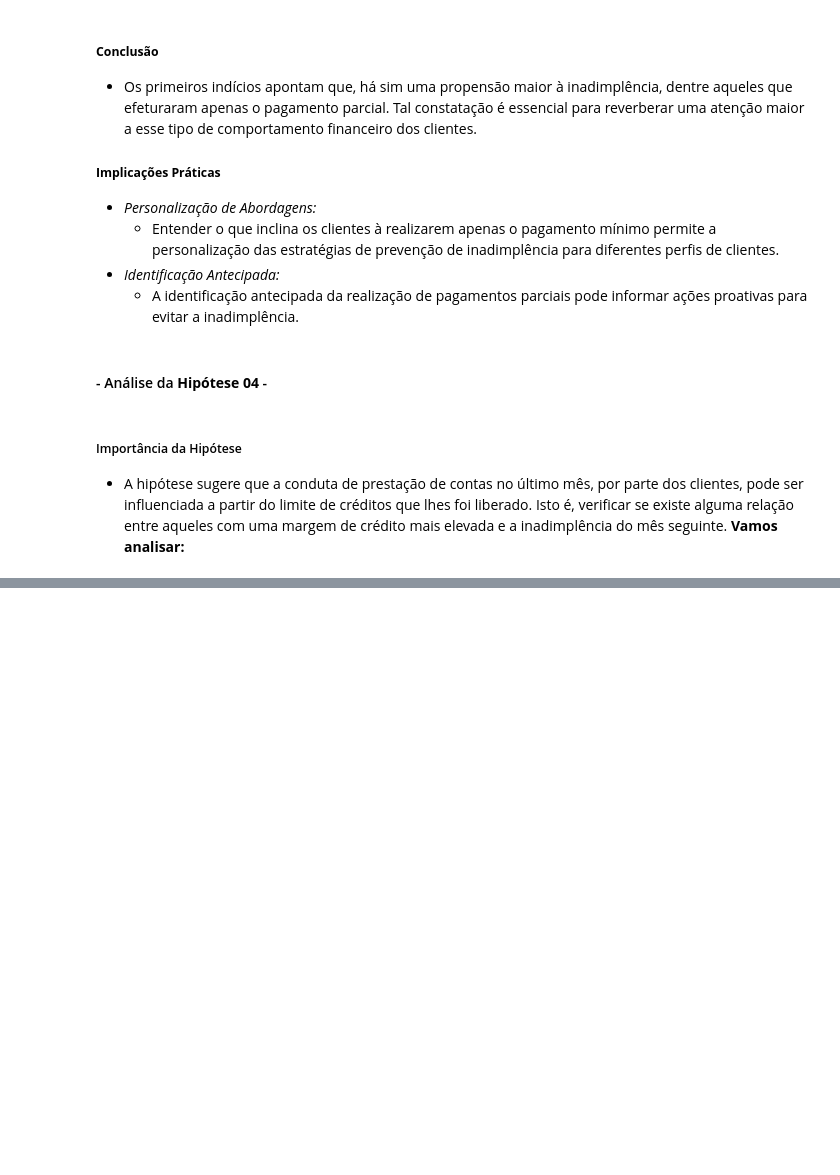
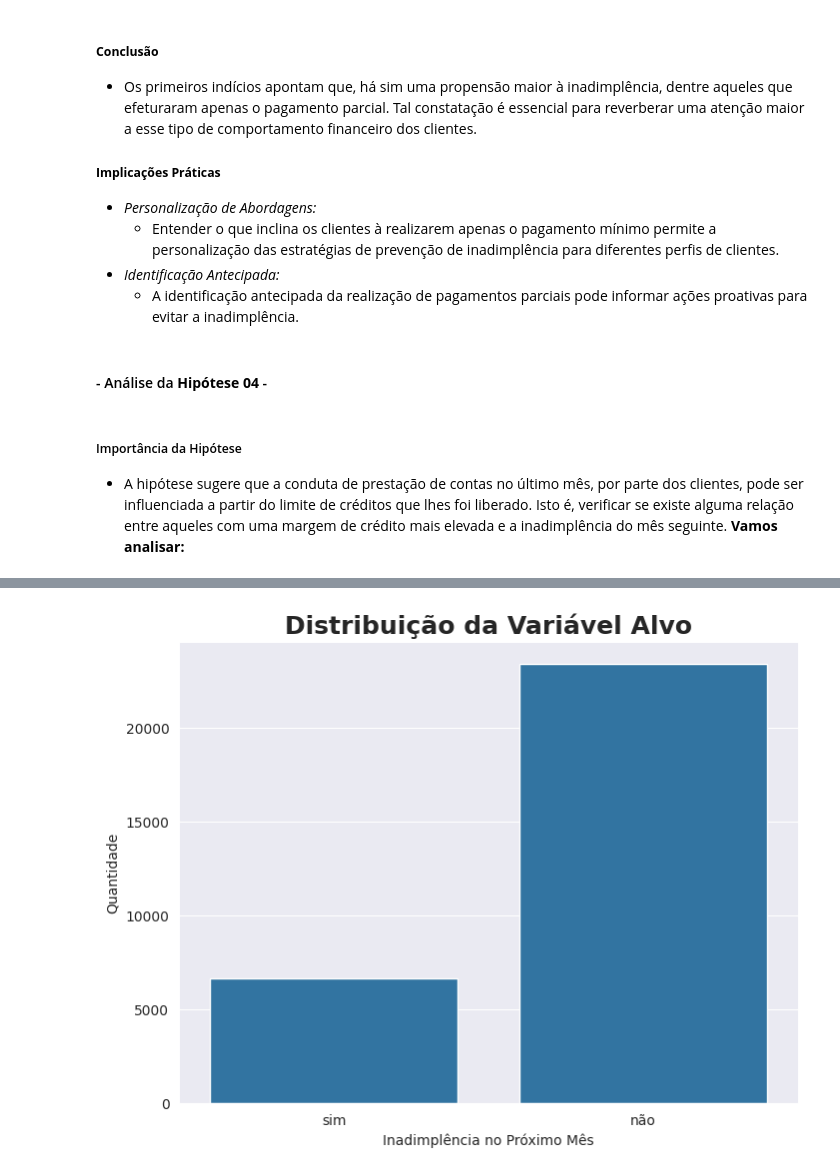
Before and after one commit to IgorPrGv/Avanti-Bootcamp-CienciaDeDados, a Jupyter notebook: notebooks/01-exploratory_data_analysis.ipynb, the cells around one changed output, grey strips where cells are left out. Saved outputs shown, nothing was run; the diff lists cells and outputs as text; code cells hidden in the pictures; blank space fills up the shorter version.

```diff
--- a/notebooks/01-exploratory_data_analysis.ipynb
+++ b/notebooks/01-exploratory_data_analysis.ipynb
@@ -506,0 +513,17 @@ Text(0, 0.5, 'Quantidade')
+# %%
+# Configurar o tamanho da figura
+plt.figure(figsize=(8, 6))
+sns.set_style('darkgrid')
+
+# Criar um gráfico de barras
+sns.countplot(data=df, x='Inadimplência_Próximo_Mês')
+
+# Adicionar rótulos aos eixos
+plt.xlabel('Inadimplência no Próximo Mês')
+plt.ylabel('Quantidade')
+plt.title('Distribuição da Variável Alvo', fontsize=18, fontweight='bold')
+
+# Mostrar o gráfico
+plt.show()
+# %% [output]
+[figure, added]
```
Also changed, not shown: parts of 4 cells of this notebook.
